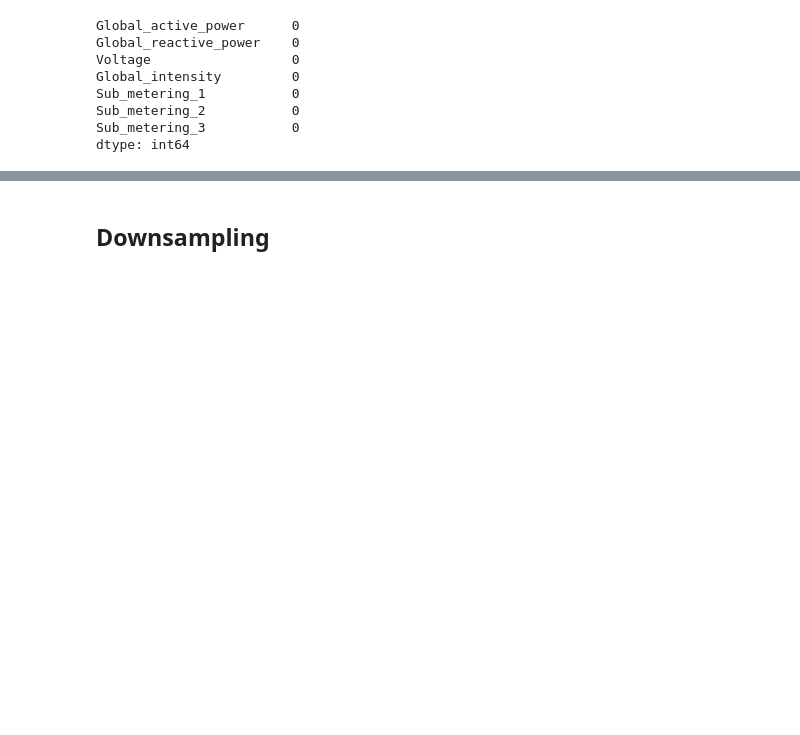
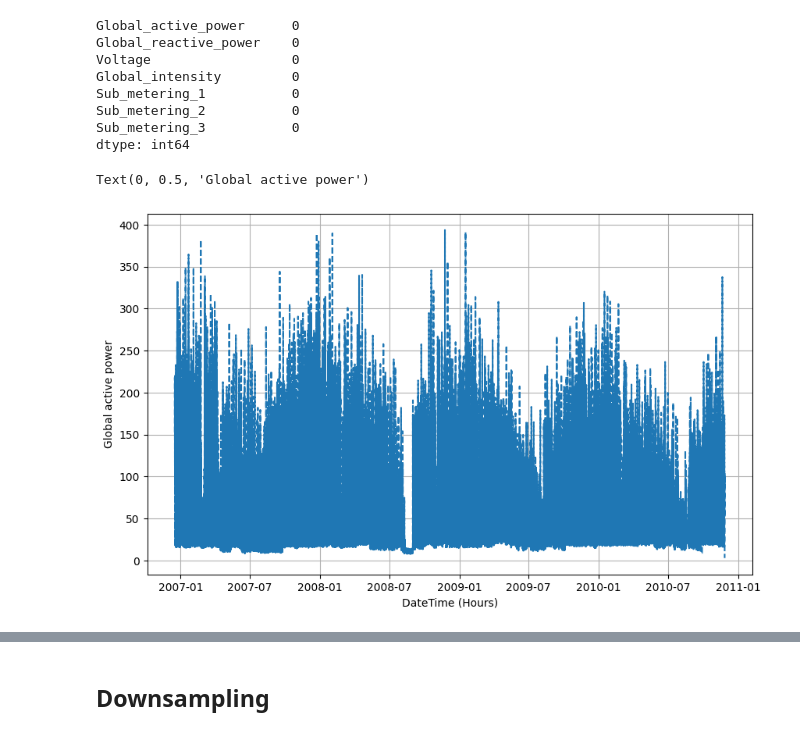
Before and after one commit to Azie88/Electricity_Forecasting_Prophet, a Jupyter notebook: Prophet_Notebook.ipynb, the cells around one changed output, grey strips where cells are left out. Drawn from its saved outputs; the diff is of its cells as text; code cells hidden in the pictures; blank space fills up the shorter version.

```diff
--- a/Prophet_Notebook.ipynb
+++ b/Prophet_Notebook.ipynb
@@ -189,3 +203,15 @@ Sub_metering_1           0
 Sub_metering_2           0
 Sub_metering_3           0
 dtype: int64
+# %%
+df_sample = df_ffill.copy()
+df_sample = df_sample.resample('h').sum()
+
+plt.figure(figsize=(10,6))
+plt.plot(df_sample.index, df_sample.Global_active_power, '--')
+plt.grid()
+plt.xlabel('DateTime (Hours)')
+plt.ylabel('Global active power')
+# %% [output]
+Text(0, 0.5, 'Global active power')
+[figure, added]
```
Also changed, not shown: parts of 13 cells of this notebook.
